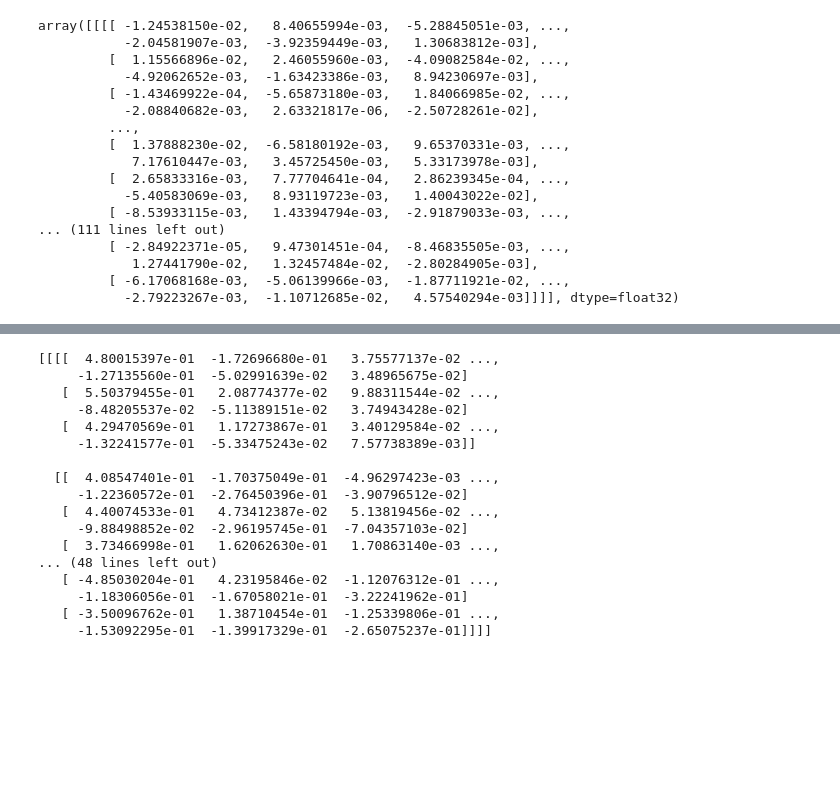
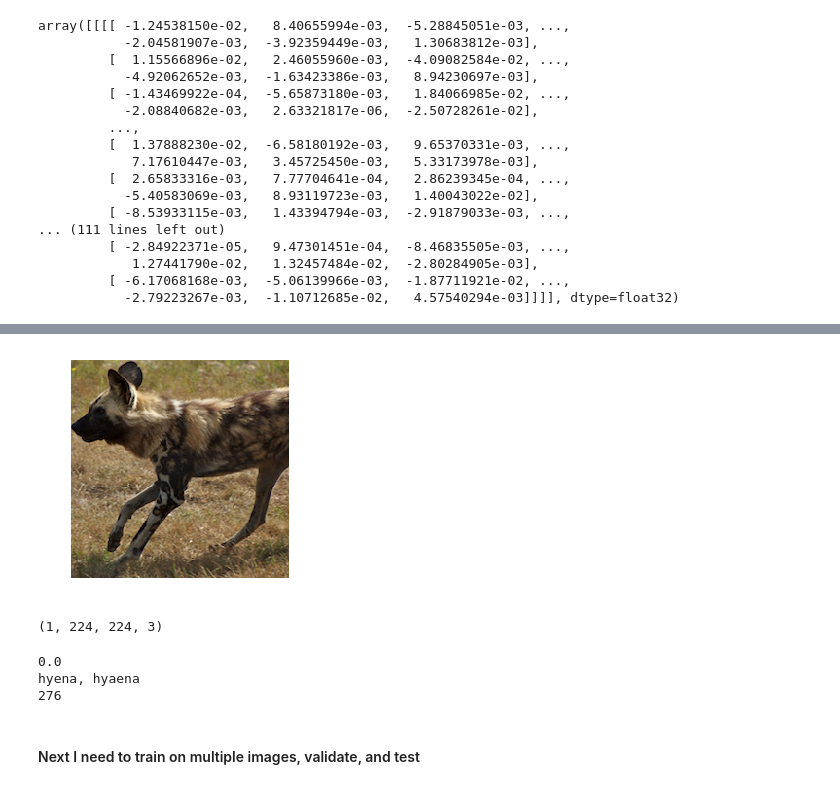
Before and after one commit to cgkaczenski/Slim-Image-Classification, a Jupyter notebook: transfer_attempt.ipynb, the cells around one changed output, grey strips where cells are left out. Saved outputs shown, nothing was run; the diff lists cells and outputs as text; code cells hidden in the pictures; blank space fills up the shorter version.

```diff
--- a/transfer_attempt.ipynb
+++ b/transfer_attempt.ipynb
@@ -96,22 +257,30 @@ with graph.as_default():
+# %%
+import numpy as np
+
+# Crop image so it fits in the placeholder
+cropped_image = test_image[50:274,0:224]
+plt.imshow(cropped_image)
+plt.axis("off")
+plt.show()
+cropped_image = cropped_image.reshape(
+    (-1, height, width, channels)).astype(np.float32)
+print(cropped_image.shape)
+# %% [output]
+[figure, added]
+(1, 224, 224, 3)
 # %%
 with tf.Session(graph=graph) as session:
   tf.global_variables_initializer().run()
-  print(conv1_1_1.eval())
+  feed_dict = {tf_train_dataset : cropped_image}
+  for i in range(2):
+      _, l, pred = session.run([optimizer, loss, prediction], feed_dict=feed_dict)
-# %% [output]
-[[[[  4.80015397e-01  -1.72696680e-01   3.75577137e-02 ...,
-     -1.27135560e-01  -5.02991639e-02   3.48965675e-02]
-   [  5.50379455e-01   2.08774377e-02   9.88311544e-02 ...,
-     -8.48205537e-02  -5.11389151e-02   3.74943428e-02]
-   [  4.29470569e-01   1.17273867e-01   3.40129584e-02 ...,
-     -1.32241577e-01  -5.33475243e-02   7.57738389e-03]]
-
-  [[  4.08547401e-01  -1.70375049e-01  -4.96297423e-03 ...,
-     -1.22360572e-01  -2.76450396e-01  -3.90796512e-02]
-   [  4.40074533e-01   4.73412387e-02   5.13819456e-02 ...,
-     -9.88498852e-02  -2.96195745e-01  -7.04357103e-02]
-   [  3.73466998e-01   1.62062630e-01   1.70863140e-03 ...,
-... (48 lines left out)
-   [ -4.85030204e-01   4.23195846e-02  -1.12076312e-01 ...,
-     -1.18306056e-01  -1.67058021e-01  -3.22241962e-01]
-   [ -3.50096762e-01   1.38710454e-01  -1.25339806e-01 ...,
-     -1.53092295e-01  -1.39917329e-01  -2.65075237e-01]]]]
+# %%
+print(l)
+print(class_names[np.argmax(pred)])
+print(np.argmax(pred))
+# %% [output]
+0.0
+hyena, hyaena
+276
+# %% [markdown]
+#### Next I need to train on multiple images, validate, and test
```
Also changed, not shown: parts of 11 cells of this notebook, 2 other files.
